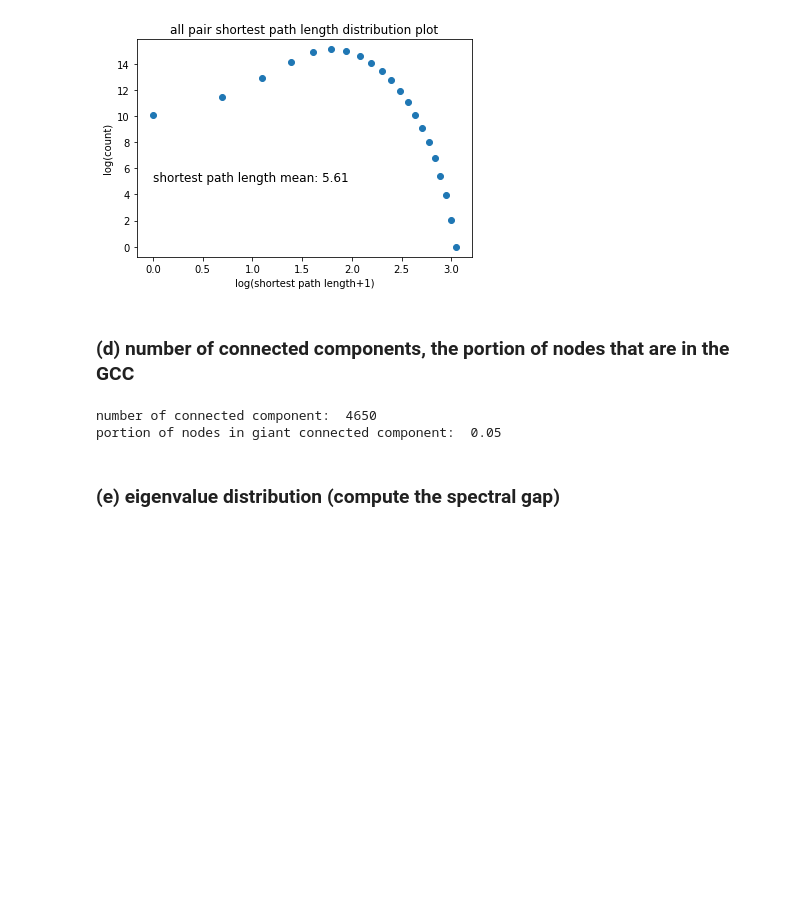
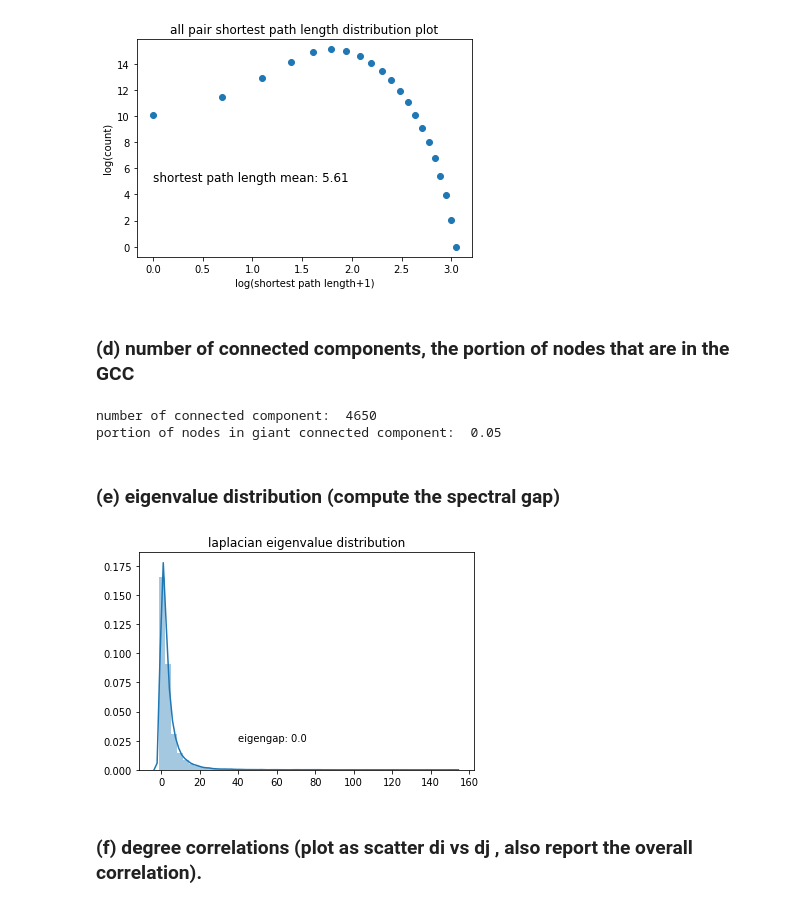
Before and after one commit to JunhaoWang/netsci, a Jupyter notebook: hw1.ipynb, the cells around one changed output. Saved outputs shown, nothing was run; the diff lists cells and outputs as text; code cells hidden in the pictures; blank space fills up the shorter version.

```diff
--- a/hw1.ipynb
+++ b/hw1.ipynb
@@ -189,0 +196,9 @@ portion of nodes in giant connected component:  0.05
+# %%
+laplacian = degree_diagonal  - S
+# %%
+eigen_vals = linalg.eigsh(laplacian, k = num_node-1, return_eigenvectors=False)
+# %%
+eigen_vals = sorted(eigen_vals, reverse=True)
+# %%
+pos_eigen = [i for i in eigen_vals if i > 0]
+eigen_gap = pos_eigen[-1]
@@ -189,0 +208,9 @@ portion of nodes in giant connected component:  0.05
+# %%
+sns.distplot(eigen_vals)
+plt.title('laplacian eigenvalue distribution')
+plt.text(40, .025, 'eigengap: {}'.format(round(eigen_gap,2)))
+plt.show()
+# %% [output]
+[figure, added]
+# %% [markdown]
+### (f) degree correlations (plot as scatter di vs dj , also report the overall correlation).
```
Also changed, not shown: parts of 4 cells of this notebook.
